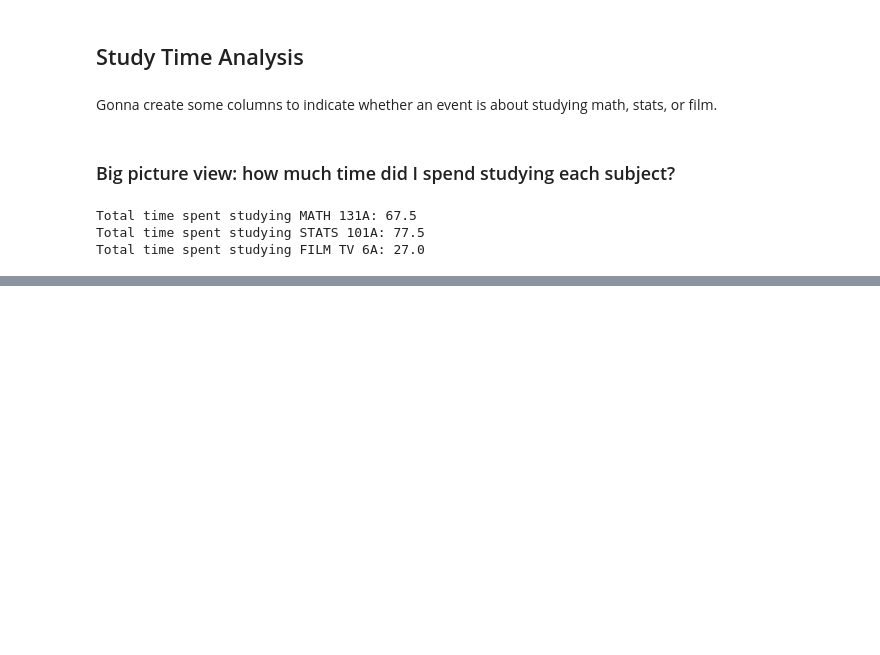
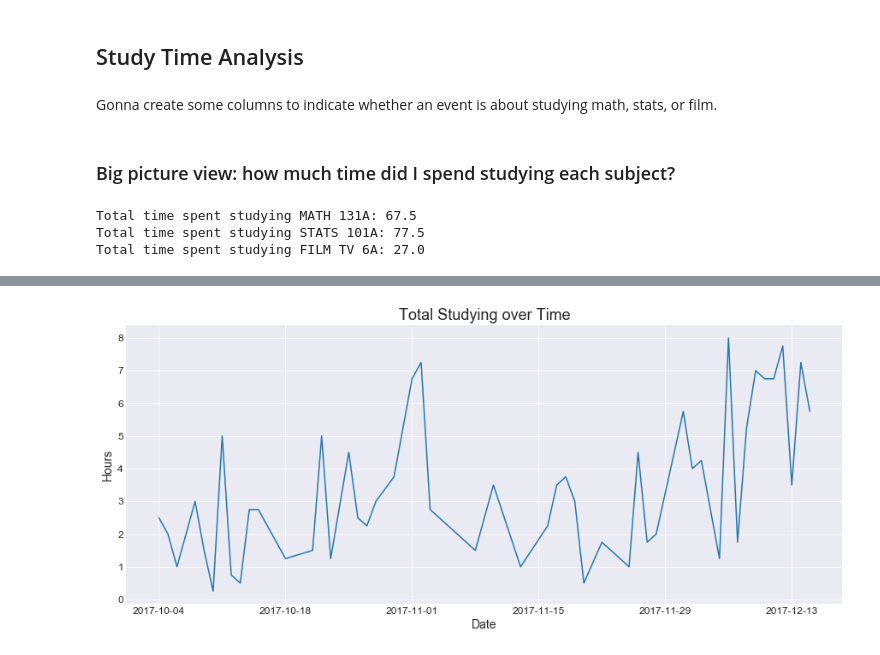
Before and after one commit to ashleyshine/ticktock, a Jupyter notebook: Tracking-Time.ipynb, the cells around one changed output, grey strips where cells are left out. Saved outputs shown, nothing was run; the diff lists cells and outputs as text; code cells hidden in the pictures; blank space fills up the shorter version.

Commit message:
total study time graph

```diff
--- a/Tracking-Time.ipynb
+++ b/Tracking-Time.ipynb
@@ -174,0 +171,4 @@ film_data = general_f17.loc[general_f17['Studying_Film']]
+# %%
+# change index to day of event
+general_f17 = general_f17.set_index(['Start_time'])
+general_f17.index = general_f17.index.date
@@ -174,0 +184,23 @@ film_data = general_f17.loc[general_f17['Studying_Film']]
+# %%
+math_data = general_f17.loc[general_f17['Studying_Math'], 'total_time']
+stats_data = general_f17.loc[general_f17['Studying_Stats'], 'total_time']
+film_data = general_f17.loc[general_f17['Studying_Film'], 'total_time']
+all_studying_data = general_f17.loc[(general_f17['Studying_Film'] | general_f17['Studying_Math'] \
+                                    | general_f17['Studying_Stats']), 'total_time']
+
+math_by_day = math_data.groupby(math_data.index).sum()
+stats_by_day = stats_data.groupby(stats_data.index).sum()
+film_by_day = film_data.groupby(film_data.index).sum()
+all_studying_data = all_studying_data.groupby(all_studying_data.index).sum()
+# %%
+fig3, ax3 = plt.subplots(figsize=(15, 6))
+
+ax3.plot(all_studying_data);
+
+ax3.set_title("Total Studying over Time")
+ax3.set_xlabel("Date")
+ax3.set_ylabel("Hours")
+
+plt.show()
+# %% [output]
+[figure, added]
```
Also changed, not shown: parts of 4 cells of this notebook.
